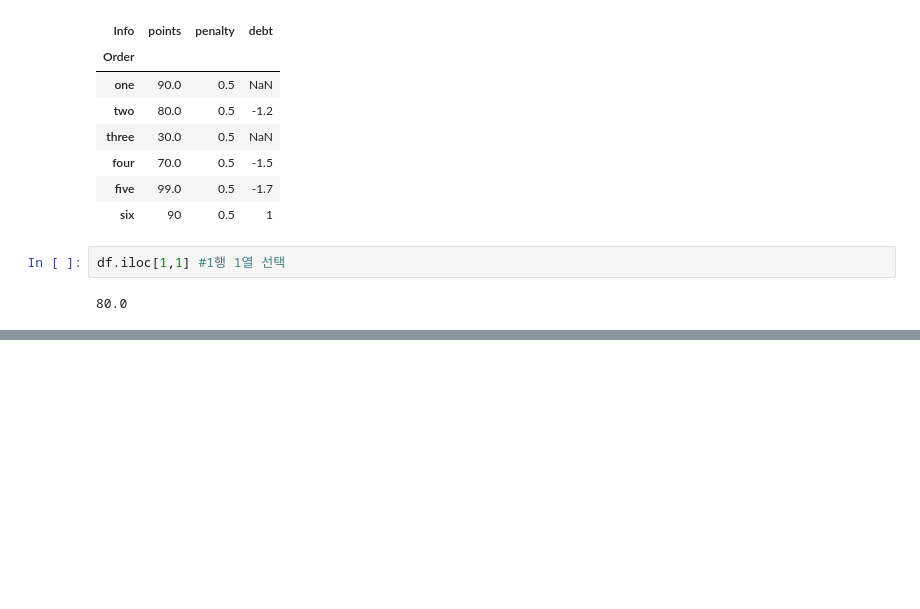
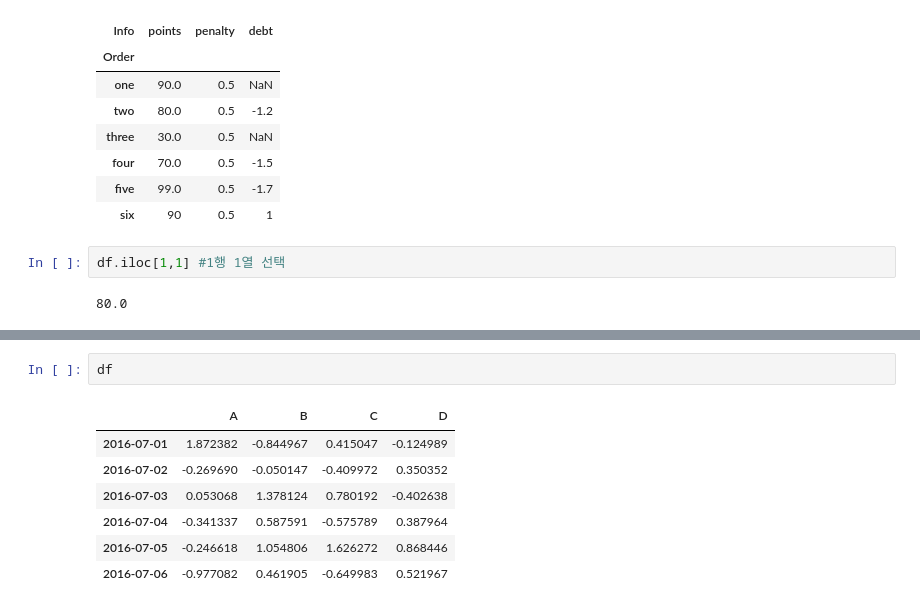
Before and after one commit to jjuhyeok/pandas-python-, a Jupyter notebook: pandas-base.ipynb, the cells around one changed output, grey strips where cells are left out. Saved outputs shown, nothing was run; the diff lists cells and outputs as text; blank space fills up the shorter version.

```diff
--- a/pandas-base.ipynb
+++ b/pandas-base.ipynb
@@ -387,0 +435,10 @@ df.iloc[1,1] #1행 1열 선택
+# %%
+df
+# %% [output]
+|  | A | B | C | D |
+| 2016-07-01 | 1.872382 | -0.844967 | 0.415047 | -0.124989 |
+| 2016-07-02 | -0.269690 | -0.050147 | -0.409972 | 0.350352 |
+| 2016-07-03 | 0.053068 | 1.378124 | 0.780192 | -0.402638 |
+| 2016-07-04 | -0.341337 | 0.587591 | -0.575789 | 0.387964 |
+| 2016-07-05 | -0.246618 | 1.054806 | 1.626272 | 0.868446 |
+| 2016-07-06 | -0.977082 | 0.461905 | -0.649983 | 0.521967 |
```
Also changed, not shown: parts of 9 cells of this notebook.
